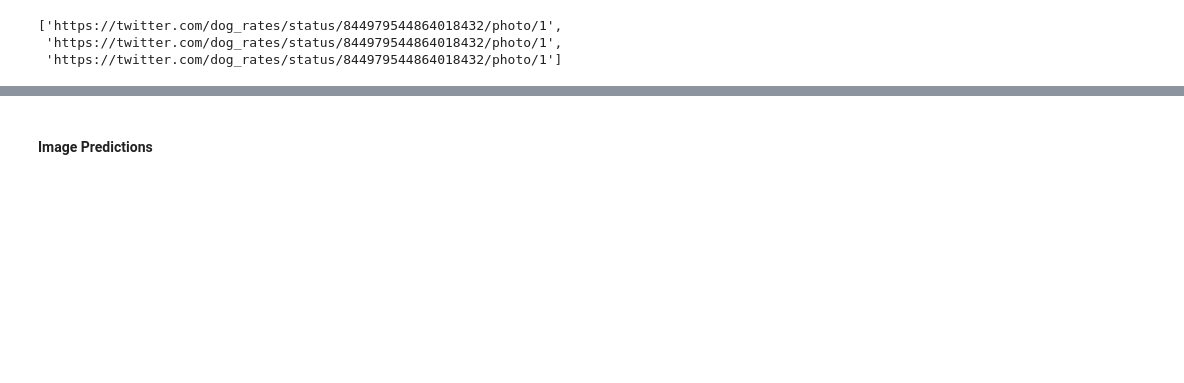
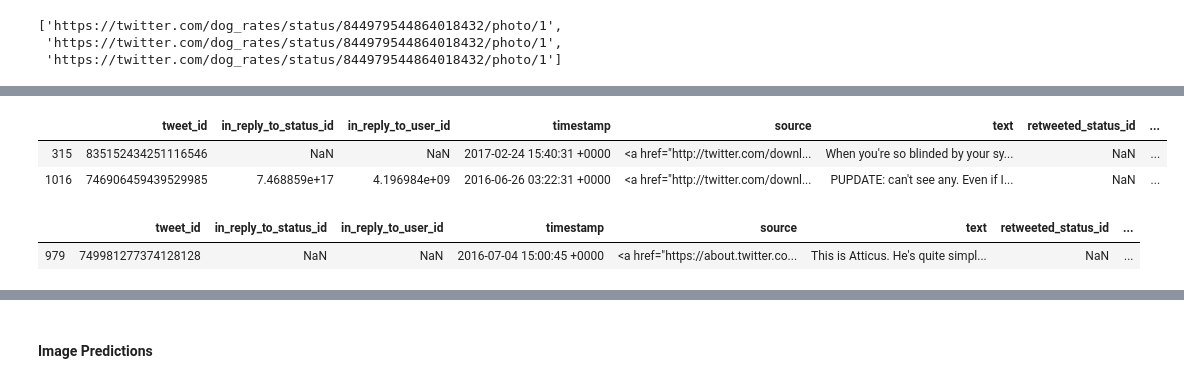
Before and after one commit to Nevesgmd/WeRateDogs-twitter-analysis, a Jupyter notebook: wrangle_act.ipynb, the cells around one changed output, grey strips where cells are left out. Drawn from its saved outputs; the diff is of its cells as text; code cells hidden in the pictures; blank space fills up the shorter version.

```diff
--- a/wrangle_act.ipynb
+++ b/wrangle_act.ipynb
@@ -335,0 +339,13 @@ twitter_archive_df.query('doggo != "None"').head()
+# %%
+# Checking tweets that have a rating_numerator of 0, because it is strange for a dog page
+twitter_archive_df.query('rating_numerator == 0')
+# %% [output]
+|  | tweet_id | in_reply_to_status_id | in_reply_to_user_id | timestamp | source | text | retweeted_status_id | ... |
+| 315 | 835152434251116546 | NaN | NaN | 2017-02-24 15:40:31 +0000 | <a href="http://twitter.com/downl... | When you're so blinded by your sy... | NaN | ... |
+| 1016 | 746906459439529985 | 7.468859e+17 | 4.196984e+09 | 2016-06-26 03:22:31 +0000 | <a href="http://twitter.com/downl... | PUPDATE: can't see any. Even if I... | NaN | ... |
+# %%
+# Checking tweets that have a rating_numerator of 1776, because it is definitely a notable value
+twitter_archive_df.query('rating_numerator == 1776')
+# %% [output]
+|  | tweet_id | in_reply_to_status_id | in_reply_to_user_id | timestamp | source | text | retweeted_status_id | ... |
+| 979 | 749981277374128128 | NaN | NaN | 2016-07-04 15:00:45 +0000 | <a href="https://about.twitter.co... | This is Atticus. He's quite simpl... | NaN | ... |
```
Also changed, not shown: parts of 24 cells of this notebook.
